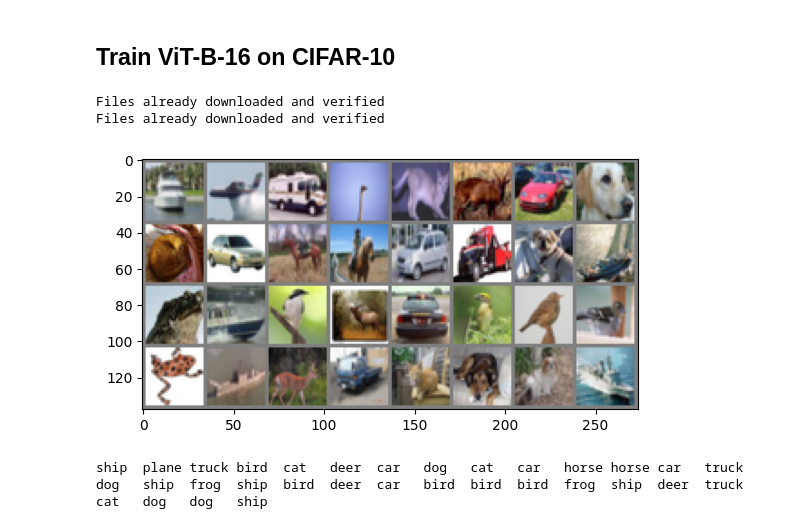
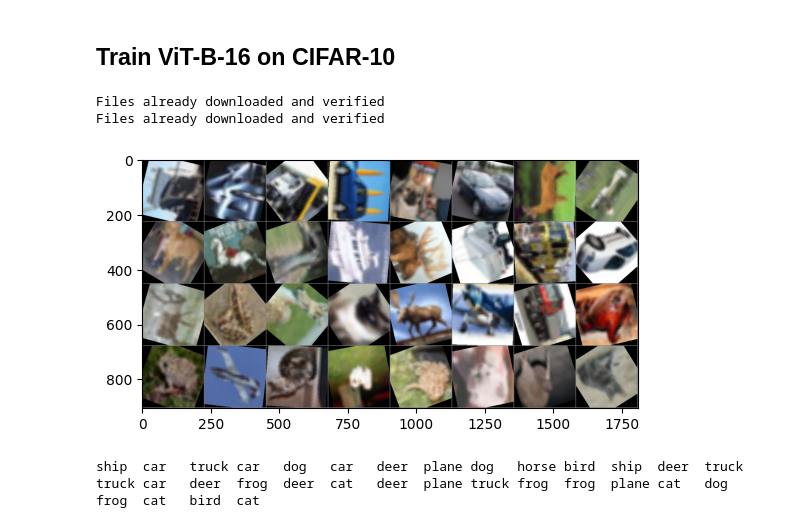
Before and after one commit to relandi/Awareness, a Jupyter notebook: notebooks/ViT-B-16_training_CIFAR-10.ipynb, the cells around one changed output. Saved outputs shown, nothing was run; the diff lists cells and outputs as text; code cells hidden in the pictures.

```diff
--- a/notebooks/ViT-B-16_training_CIFAR-10.ipynb
+++ b/notebooks/ViT-B-16_training_CIFAR-10.ipynb
@@ -15,6 +19,6 @@ MODEL_NAME = 'ViT-B-16'
 DATASET_NAME = 'CIFAR-10'
 BATCH_SIZE = 32
 EPOCHS = 200
-IMG_SIZE = 32
+IMG_SIZE = 224
 NUM_CLASSES = 10
 # %%
@@ -29,25 +31,29 @@ optimizer = optim.Adam(model.parameters(), lr=0.001)
 # %%
 transform = transforms.Compose(
-    [transforms.ToTensor(),
+    [transforms.Resize((IMG_SIZE,IMG_SIZE)),
+     torchvision.transforms.RandomRotation(degrees=90.0),
+     torchvision.transforms.RandomVerticalFlip(p=0.5),
+     torchvision.transforms.RandomHorizontalFlip(p=0.5),
+     transforms.ToTensor(),
      transforms.Normalize((0.5, 0.5, 0.5), (0.5, 0.5, 0.5))]
 )
 
 train_dataset = torchvision.datasets.CIFAR10(root='./data', train=True, download=True, transform=transform)
 train_loader = torch.utils.data.DataLoader(train_dataset, batch_size=BATCH_SIZE, shuffle=True, num_workers=2)
 
 test_dataset = torchvision.datasets.CIFAR10(root='./data', train=False, download=True, transform=transform)
 test_loader = torch.utils.data.DataLoader(test_dataset, batch_size=BATCH_SIZE, shuffle=True, num_workers=2)
 
 classes = ('plane', 'car', 'bird', 'cat', 'deer', 'dog', 'frog', 'horse', 'ship', 'truck')
 
 data_iter = iter(train_loader)
 images, labels = next(data_iter)
 
 utils.imshow(torchvision.utils.make_grid(images))
 print(' '.join(f'{classes[labels[j]]:5s}' for j in range(BATCH_SIZE)))
 # %% [output]
 Files already downloaded and verified
 Files already downloaded and verified
-[figure, old version]
+[figure, new version]
-ship  plane truck bird  cat   deer  car   dog   cat   car   horse horse car   truck dog   ship  frog  ship  bird  deer  car   bird  bird  bird  frog  ship  deer  truck cat   dog   dog   ship
+ship  car   truck car   dog   car   deer  plane dog   horse bird  ship  deer  truck truck car   deer  frog  deer  cat   deer  plane truck frog  frog  plane cat   dog   frog  cat   bird  cat
 # %%
```
Also changed, not shown: parts of 3 cells of this notebook, 15 other files.
